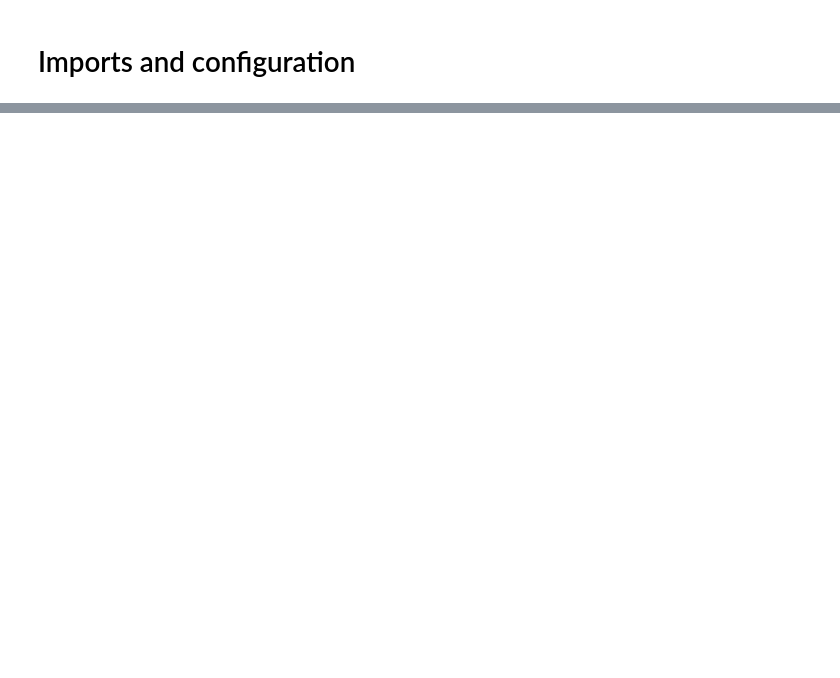
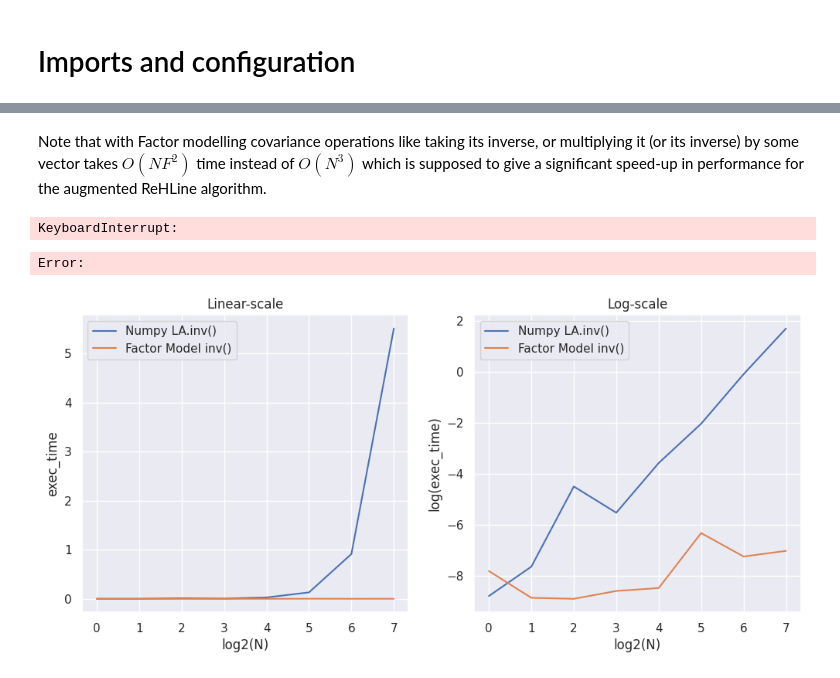
Before and after one commit to softmin/ReHLine-PO, a Jupyter notebook: benchmarks/FactorModel.ipynb, the cells around one changed output, grey strips where cells are left out. Cells and saved outputs as stored; diff of their text form; code cells hidden in the pictures; blank space fills up the shorter version.

Commit message:
Add benchmarking against gurobi & factor modelling

```diff
--- a/benchmarks/FactorModel.ipynb
+++ b/benchmarks/FactorModel.ipynb
@@ -173,0 +105,46 @@ plt.legend(legend)
+# %% [markdown]
+Note that with Factor modelling covariance operations like taking its inverse, or multiplying it (or its inverse) by some vector takes $O(NF^2)$ time instead of $O(N^3)$ which is supposed to give a significant speed-up in performance for the augmented ReHLine algorithm.
+# %%
+F = 40
+
+numpy_time, factor_model_time = [], []
+for i in tqdm(range(6, 14)):
+    N = 2**i
+    L = np.random.uniform(size=(N, F))
+    lam = 0.2
+    Psi = lam * np.ones(N)
+    mu = random_mu(N)
+    x = np.random.normal(size=N)
+    start = time.time()
+    cov_fm = FactorModel(L, Psi, np.eye(F))
+    cov_fm.invcov_rightmult(x)
+    end = time.time()
+    factor_model_time.append(end - start)
+    cov = cov_fm.get_cov()
+    start = time.time()
+    covinv = LA.inv(cov)
+    x @ covinv
+    end = time.time()
+    numpy_time.append(end - start)
+# %% [output]
+KeyboardInterrupt:
+Error:
+# %%
+fig, ax = plt.subplots(1, 2, figsize=(12, 5))
+
+ax[0].plot(numpy_time, label="Numpy LA.inv()")
+ax[0].plot(factor_model_time, label="Factor Model inv()")
+ax[0].legend()
+ax[0].set_title("Linear-scale")
+ax[0].set_xlabel("log2(N)")
+ax[0].set_ylabel("exec_time")
+
+ax[1].plot(np.log(numpy_time), label="Numpy LA.inv()")
+ax[1].plot(np.log(factor_model_time), label="Factor Model inv()")
+ax[1].legend()
+ax[1].set_xlabel("log2(N)")
+ax[1].set_ylabel("log(exec_time)")
+ax[1].set_title("Log-scale")
+plt.show()
+# %% [output]
+[figure, added]
```
Also changed, not shown: parts of 45 cells of this notebook, 14 other files.
